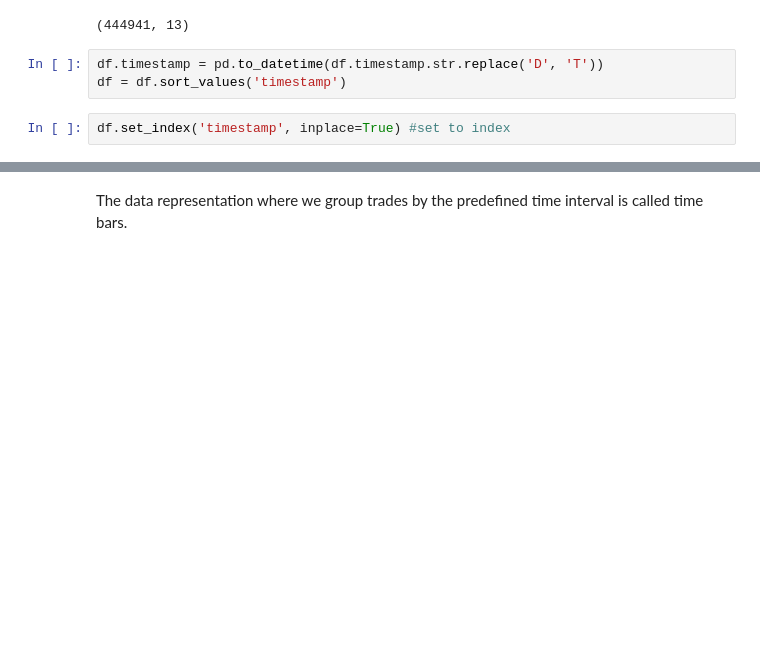
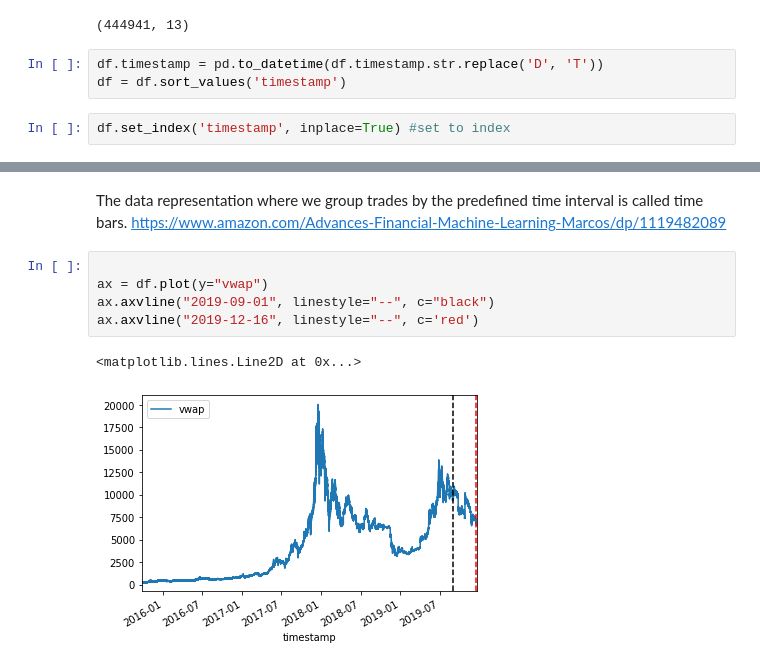
Before and after one commit to ThisuriLekamge/Stock-Price-Prediction-on-Bitcoin-trading-data-using-LSTM-with-PyTorch, a Jupyter notebook: main.ipynb, the cells around one changed output, grey strips where cells are left out. Cells and saved outputs as stored; diff of their text form; blank space fills up the shorter version.

```diff
--- a/main.ipynb
+++ b/main.ipynb
@@ -70,3 +70,12 @@ df.tail()
 | 2019-12-18 10:25:00+00:00 | XBTUSD | 6643.0 | 6643.0 | 6631.5 | 6631.5 | 2070 | 6060225 | 6636.1404 | 2000.0 | 91325461378 | ... |
 # %% [markdown]
 The data representation where we group trades by the predefined time interval is called time bars.
+https://www.amazon.com/Advances-Financial-Machine-Learning-Marcos/dp/1119482089
+# %%
+
+ax = df.plot(y="vwap")
+ax.axvline("2019-09-01", linestyle="--", c="black")
+ax.axvline("2019-12-16", linestyle="--", c='red')
+# %% [output]
+<matplotlib.lines.Line2D at 0x...>
+[figure, added]
```
